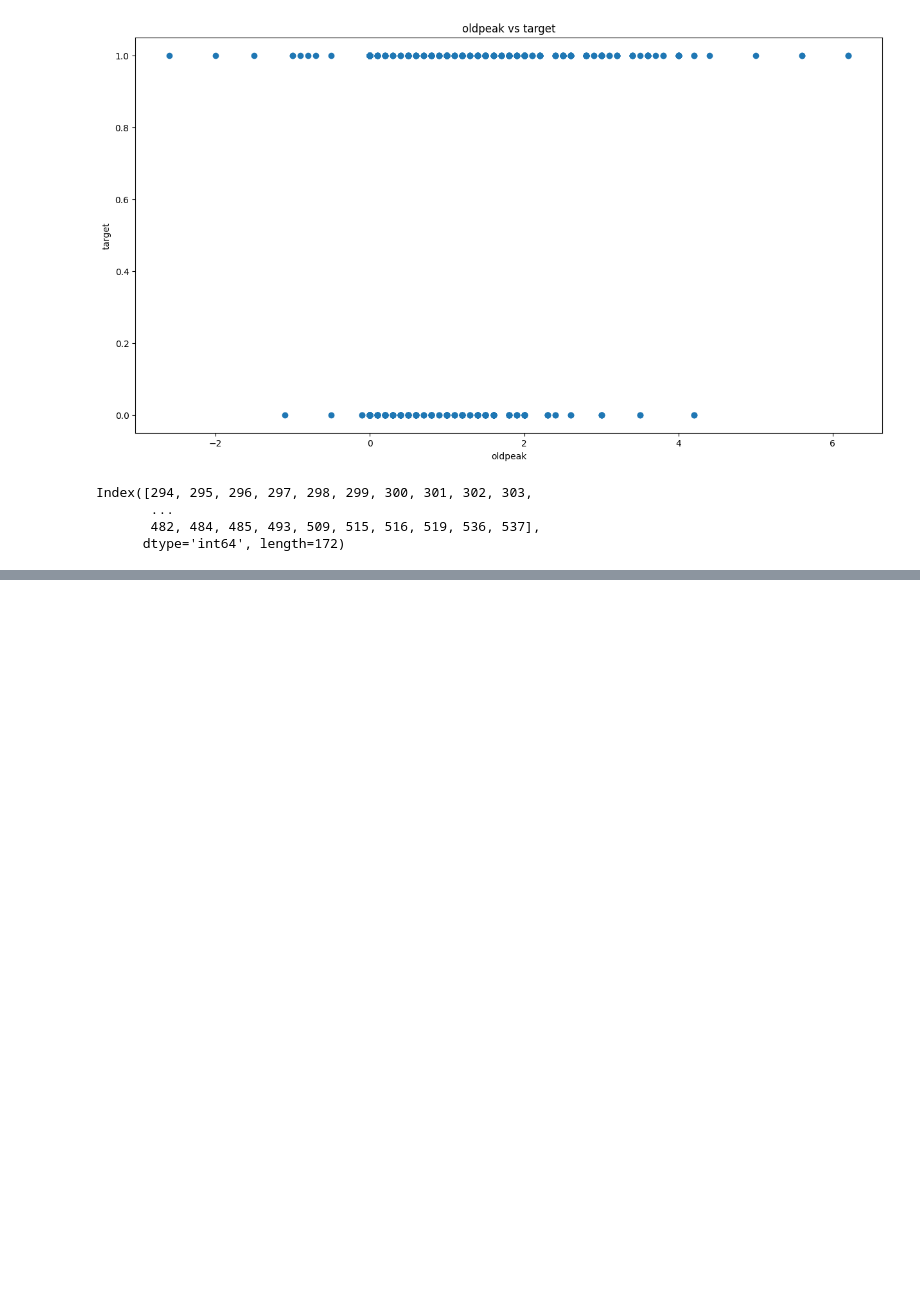
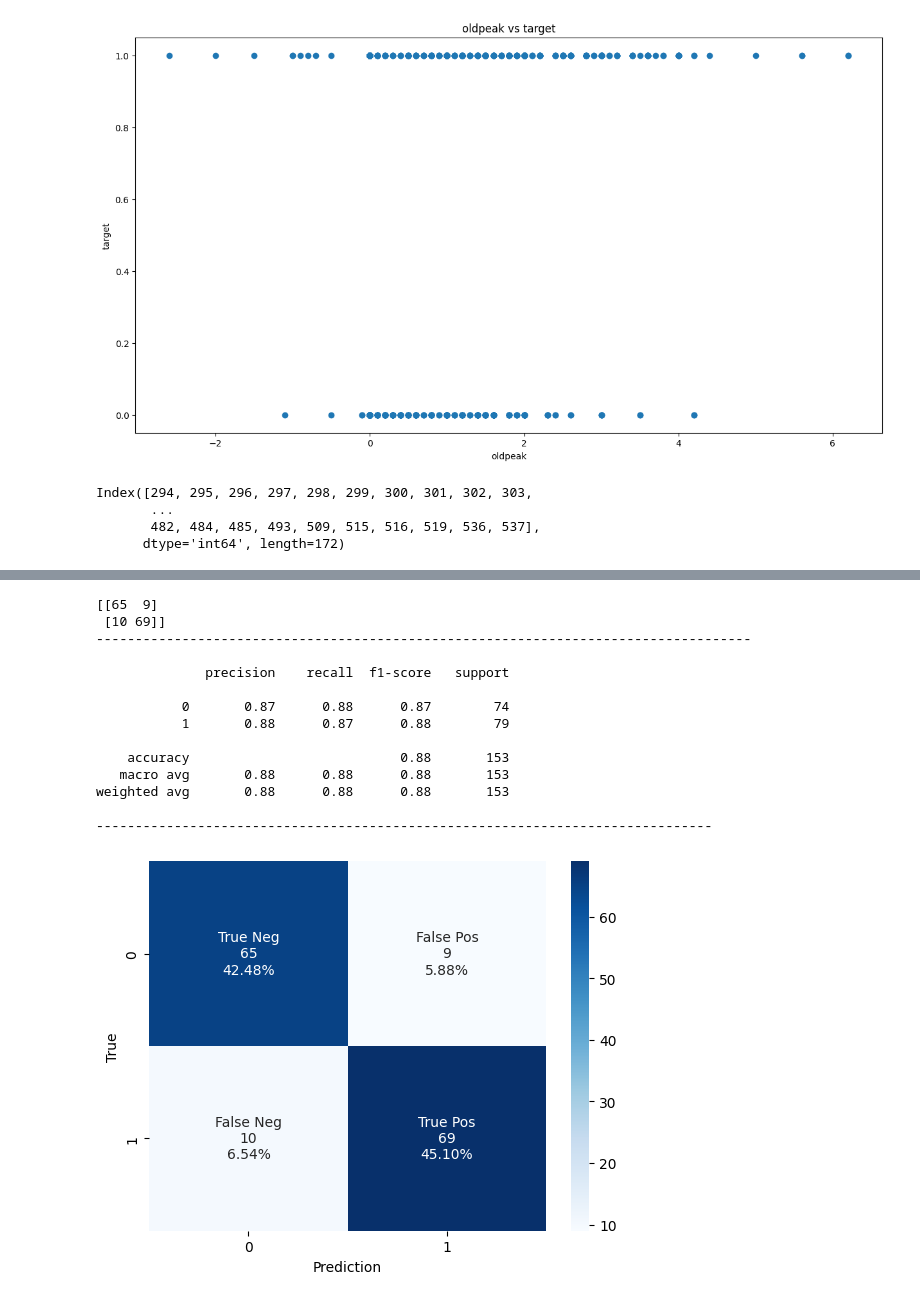
Before and after one commit to sntk-76/Classification-project-1, a Jupyter notebook: heart-disease.ipynb, the cells around one changed output, grey strips where cells are left out. Cells and saved outputs as stored; diff of their text form; code cells hidden in the pictures; blank space fills up the shorter version.

```diff
--- a/heart-disease.ipynb
+++ b/heart-disease.ipynb
@@ -200,0 +367,2 @@ weighted avg       0.80      0.80      0.80       204
+# %%
+model,Y_test,Y_prediction,X_train,Y_train = model_application(X=X,Y=Y,model=GaussianNB())
@@ -200,0 +387,18 @@ weighted avg       0.80      0.80      0.80       204
+# %%
+confusion_evaluation(Y_test=Y_test,Y_prediction=Y_prediction)
+# %% [output]
+[[65  9]
+ [10 69]]
+------------------------------------------------------------------------------------
+
+              precision    recall  f1-score   support
+
+           0       0.87      0.88      0.87        74
+           1       0.88      0.87      0.88        79
+
+    accuracy                           0.88       153
+   macro avg       0.88      0.88      0.88       153
+weighted avg       0.88      0.88      0.88       153
+
+-------------------------------------------------------------------------------
+[figure, added]
```
Also changed, not shown: parts of 20 cells of this notebook, 1 other file.
